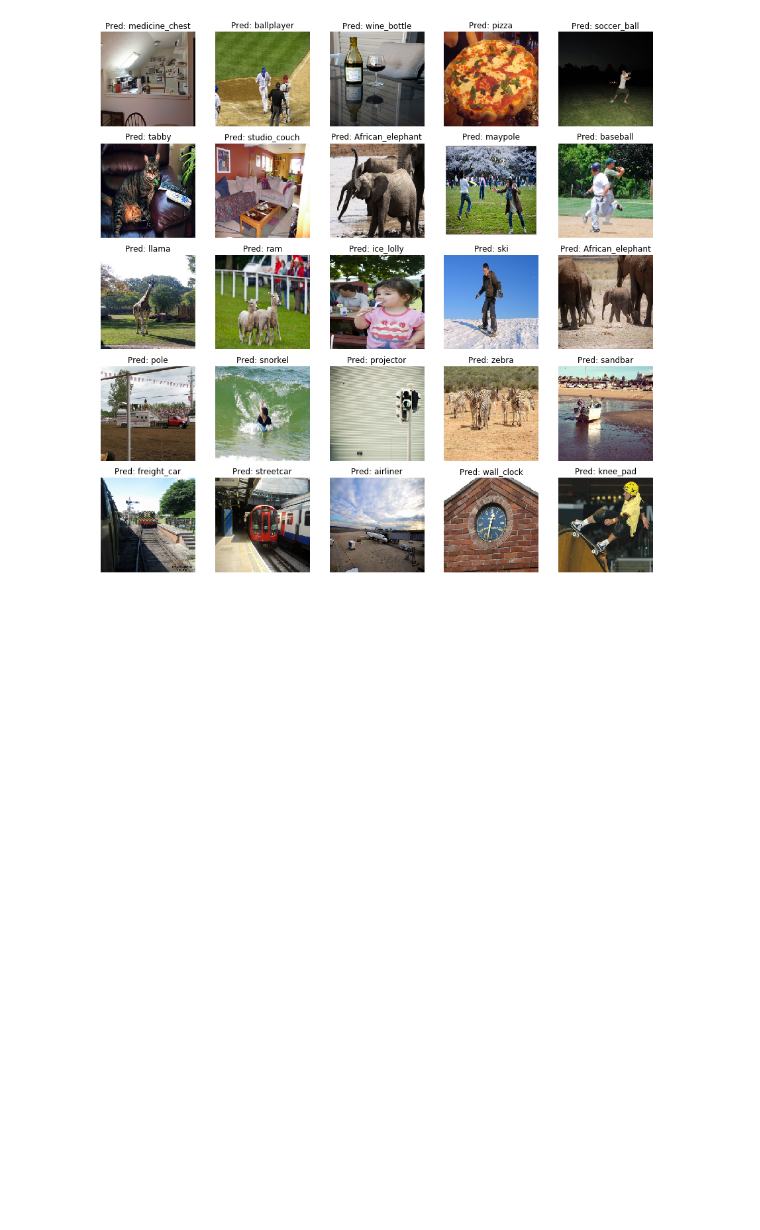
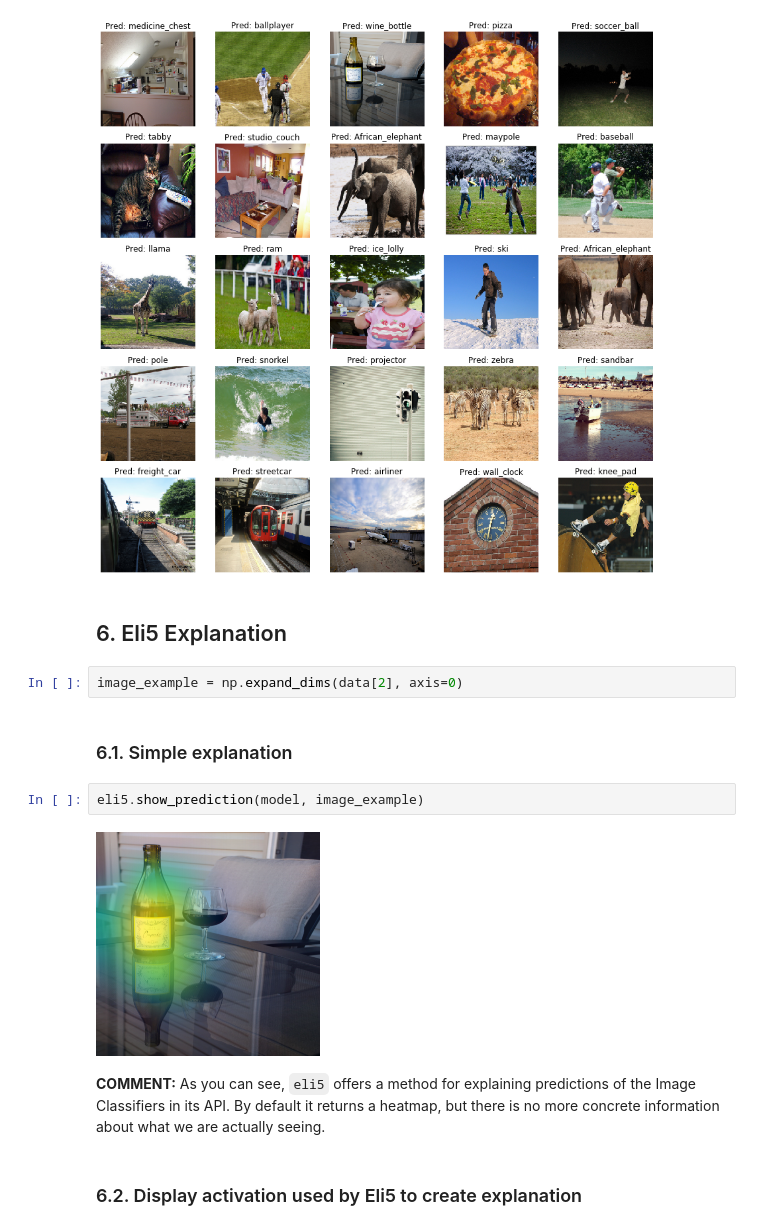
Before and after one commit to ajits-github/Exploring_NN_with_Numpy, a Jupyter notebook: coco_resnet_keras_resnet_34_eli5.ipynb, the cells around one changed output. Cells and saved outputs as stored; diff of their text form; blank space fills up the shorter version.

```diff
--- a/coco_resnet_keras_resnet_34_eli5.ipynb
+++ b/coco_resnet_keras_resnet_34_eli5.ipynb
@@ -110,3 +110,17 @@ PlotUtil.plot_5x5_grid(data[:25], IMG_SHAPE, cls_pred=predicted_labels[:25])
 # %% [output]
 WARNING:tensorflow:From /Users/piotrskalski/opt/anaconda3/envs/ExplainingImageClassifiers/lib/python3.7/site-packages/keras/backend/tensorflow_backend.py:422: The name tf.global_variables is deprecate ...
 [figure]
+# %% [markdown]
+## 6. Eli5 Explanation
+# %%
+image_example = np.expand_dims(data[2], axis=0)
+# %% [markdown]
+### 6.1. Simple explanation
+# %%
+eli5.show_prediction(model, image_example)
+# %% [output]
+[figure, added]
+# %% [markdown]
+**COMMENT:** As you can see, `eli5` offers a method for explaining predictions of the Image Classifiers in its API. By default it returns a heatmap, but there is no more concrete information about what we are actually seeing.
+# %% [markdown]
+### 6.2. Display activation used by Eli5 to create explanation
```
Also changed, not shown: parts of 13 cells of this notebook.
